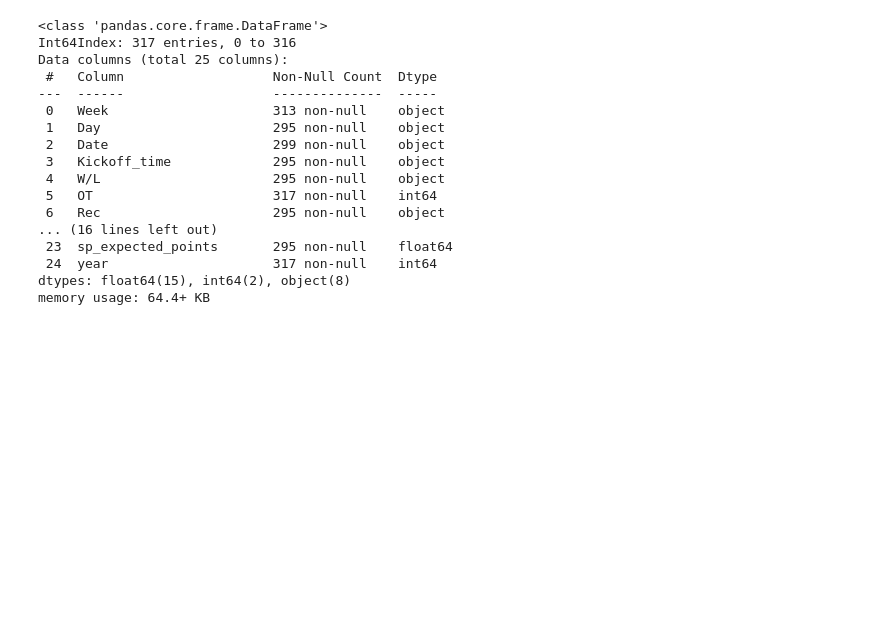
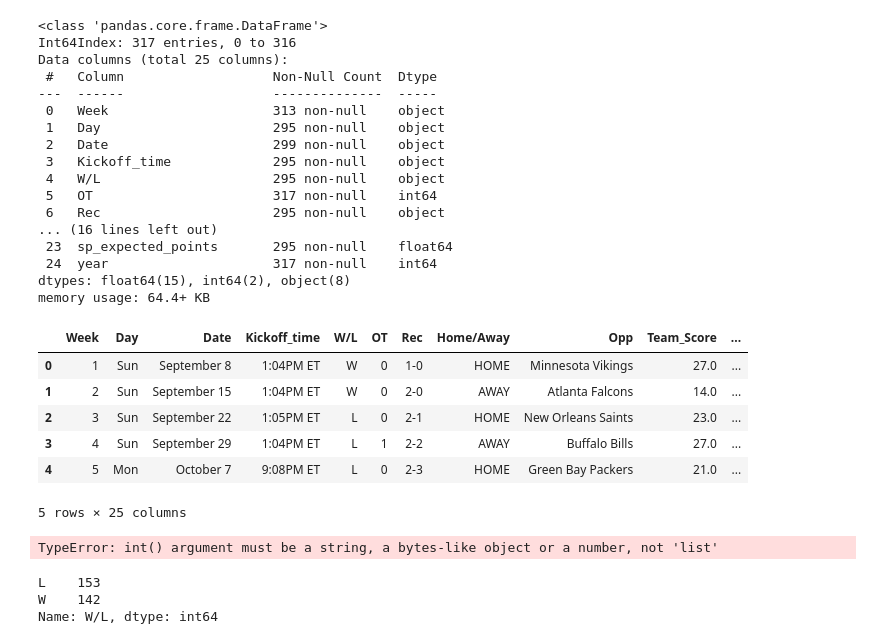
Before and after one commit to bfitzpatrick79/personal_projects, a Jupyter notebook: Experimental Projects/nfl_model/bear_data_get_test.ipynb, the cells around one changed output. Saved outputs shown, nothing was run; the diff lists cells and outputs as text; code cells hidden in the pictures; blank space fills up the shorter version.

```diff
--- a/Experimental Projects/nfl_model/bear_data_get_test.ipynb
+++ b/Experimental Projects/nfl_model/bear_data_get_test.ipynb
@@ -160,3 +160,31 @@ full_bear.drop(bye_week, inplace=True)
 # %%
 drop_index = full_bear[full_bear['Date']=='Playoffs'].index
 full_bear.drop(drop_index, inplace=True)
+# %%
+full_bear.head()
+# %% [output]
+|  | Week | Day | Date | Kickoff_time | W/L | OT | Rec | Home/Away | Opp | Team_Score | ... |
+| 0 | 1 | Sun | September 8 | 1:04PM ET | W | 0 | 1-0 | HOME | Minnesota Vikings | 27.0 | ... |
+| 1 | 2 | Sun | September 15 | 1:04PM ET | W | 0 | 2-0 | AWAY | Atlanta Falcons | 14.0 | ... |
+| 2 | 3 | Sun | September 22 | 1:05PM ET | L | 0 | 2-1 | HOME | New Orleans Saints | 23.0 | ... |
+| 3 | 4 | Sun | September 29 | 1:04PM ET | L | 1 | 2-2 | AWAY | Buffalo Bills | 27.0 | ... |
+| 4 | 5 | Mon | October 7 | 9:08PM ET | L | 0 | 2-3 | HOME | Green Bay Packers | 21.0 | ... |
+5 rows × 25 columns
+# %%
+# splitting out the date column for transformation into datetime object
+month_list = []
+for i in full_bear['Date']:
+    month_list.append(i)
+
+month_split = []
+for i in month_list:
+    month_split.append(i.split()[0])
+
+day_split = []
+for i in month_list:
+    day_split.append(i.split()[1])
+
+full_bear['Month'] = month_split
+full_bear['Day'] = day_split
+# %% [output]
+TypeError: int() argument must be a string, a bytes-like object or a number, not 'list'
@@ -162,0 +202,6 @@ full_bear.drop(drop_index, inplace=True)
+# %%
+full_bear['W/L'].value_counts()
+# %% [output]
+L    153
+W    142
+Name: W/L, dtype: int64
```
Also changed, not shown: parts of 3 cells of this notebook, 33 other files.
